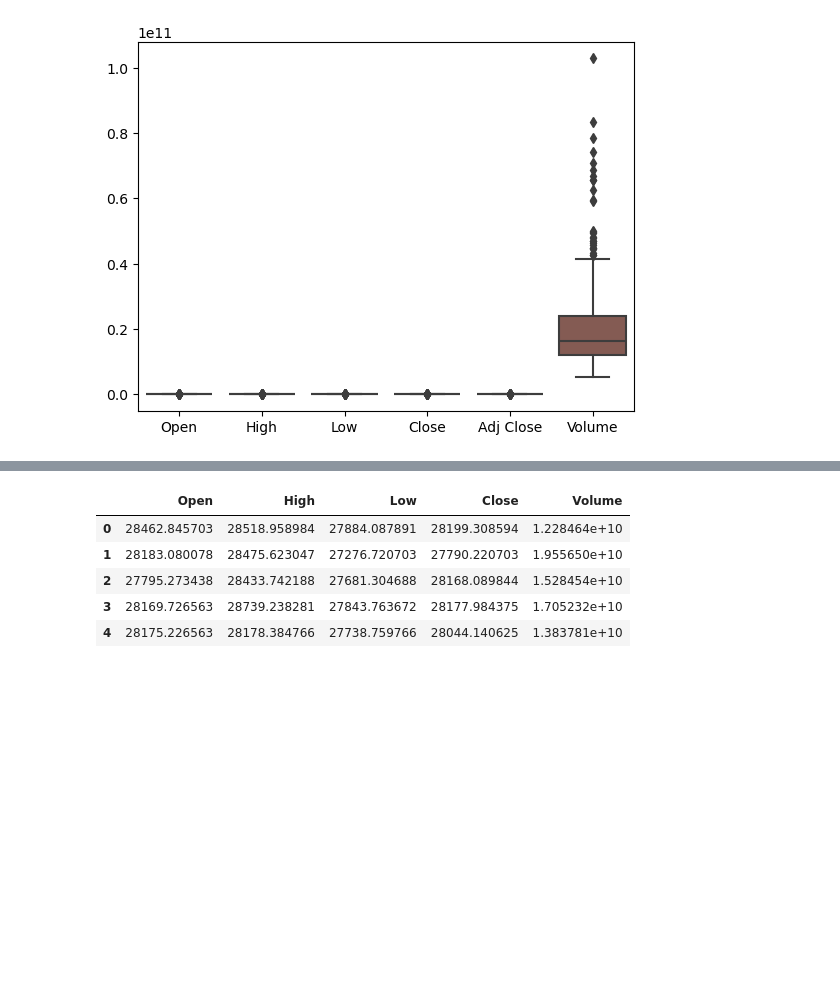
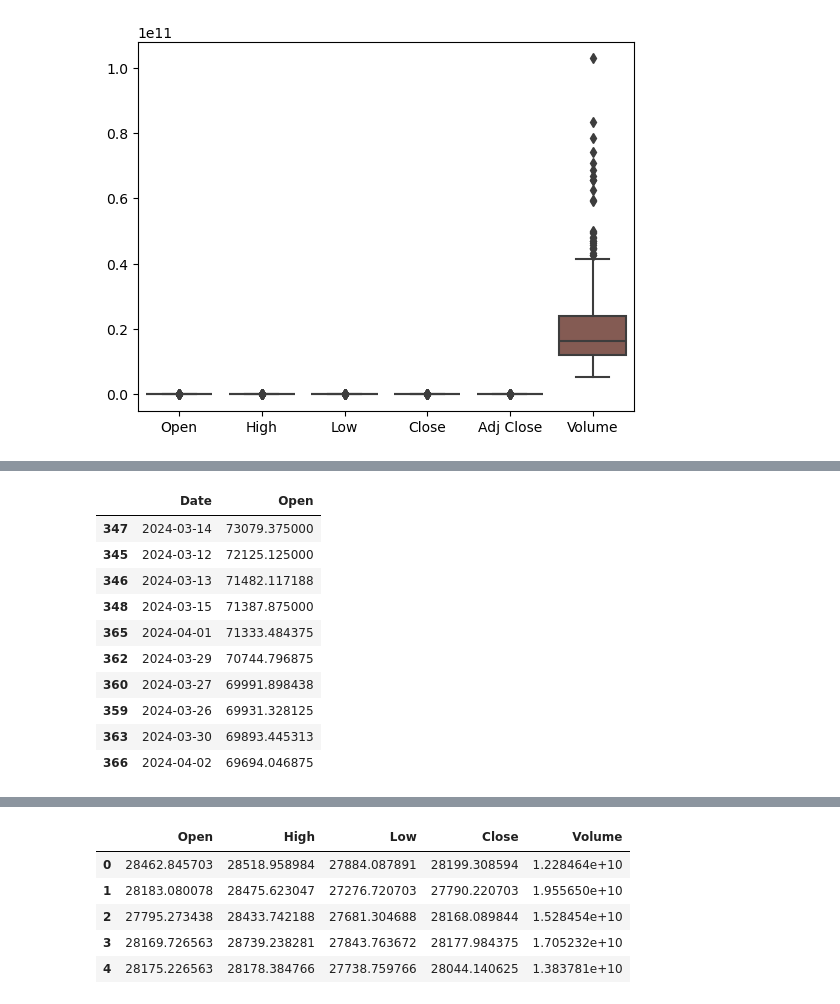
Before and after one commit to TatiHelena/ML_for_Business, a Jupyter notebook: TatianeHAlves_HDFT_MLforBusiness_CA1_24.ipynb, the cells around one changed output, grey strips where cells are left out. Cells and saved outputs as stored; diff of their text form; code cells hidden in the pictures; blank space fills up the shorter version.

```diff
--- a/TatianeHAlves_HDFT_MLforBusiness_CA1_24.ipynb
+++ b/TatianeHAlves_HDFT_MLforBusiness_CA1_24.ipynb
@@ -122,0 +134,21 @@ sns.boxplot(df);
+# %%
+# Sort the data according to 'Global_Sales'
+top_open_df = df.sort_values(by='Open', ascending=False)
+
+# Select the top 5 games results
+top10_open = top_open_df.head(10)
+
+# Visualising top5_games dataframe first 5 rows
+top10_open[['Date', 'Open']].head(10)
+# %% [output]
+|  | Date | Open |
+| 347 | 2024-03-14 | 73079.375000 |
+| 345 | 2024-03-12 | 72125.125000 |
+| 346 | 2024-03-13 | 71482.117188 |
+| 348 | 2024-03-15 | 71387.875000 |
+| 365 | 2024-04-01 | 71333.484375 |
+| 362 | 2024-03-29 | 70744.796875 |
+| 360 | 2024-03-27 | 69991.898438 |
+| 359 | 2024-03-26 | 69931.328125 |
+| 363 | 2024-03-30 | 69893.445313 |
+| 366 | 2024-04-02 | 69694.046875 |
```
Also changed, not shown: parts of 48 cells of this notebook.
